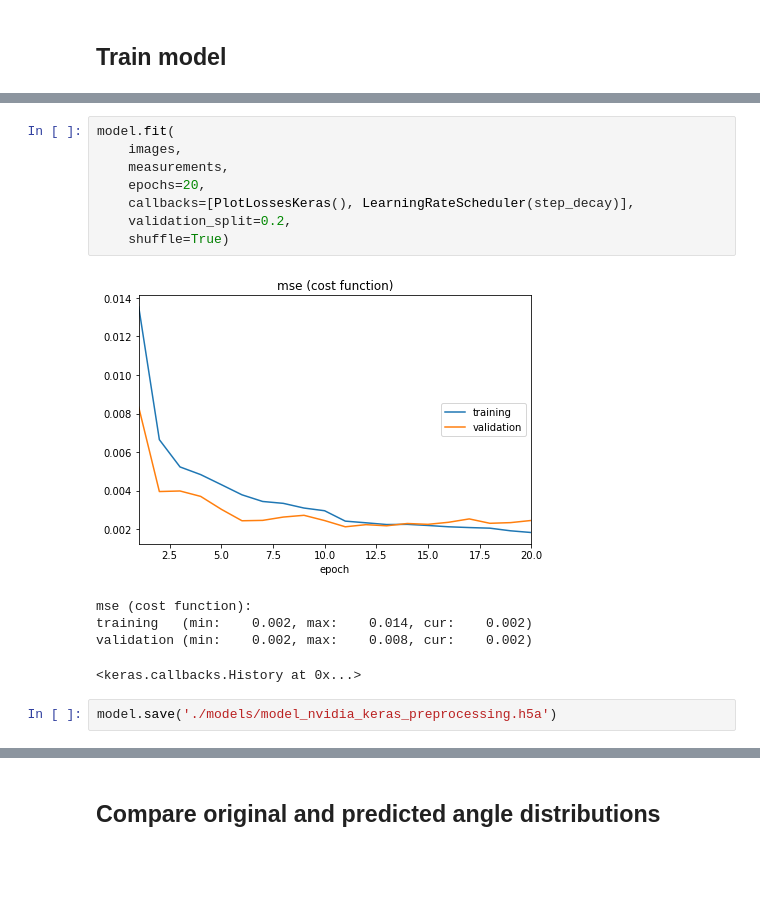
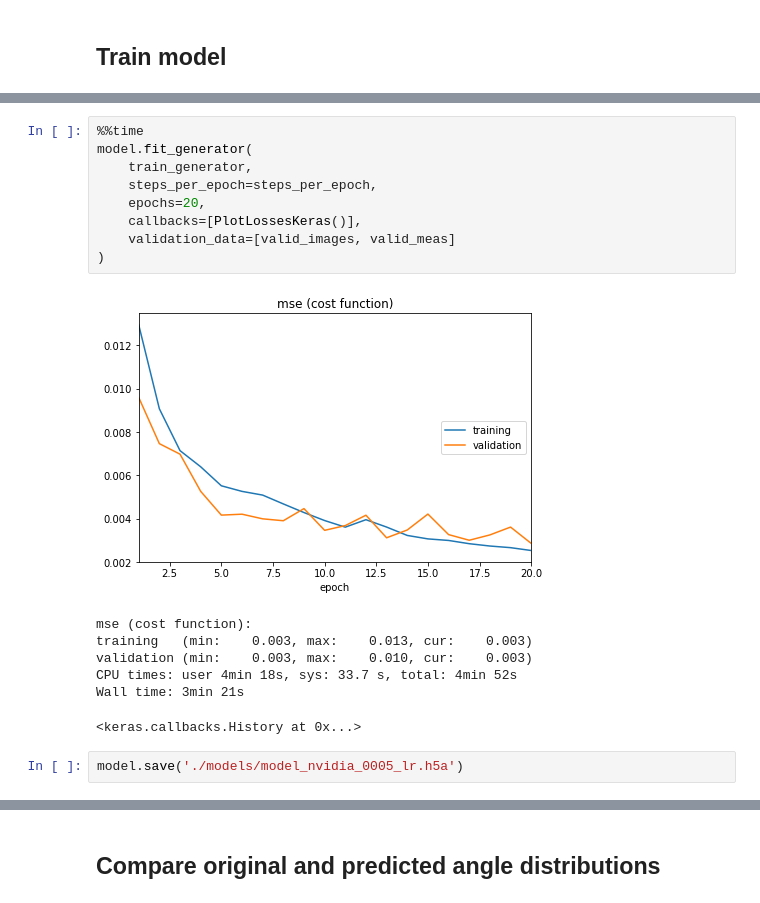
Before and after one commit to koulakis/CarND-Behavioral-Cloning-P3, a Jupyter notebook: clone.ipynb, the cells around one changed output, grey strips where cells are left out. Cells and saved outputs as stored; diff of their text form; blank space fills up the shorter version.

```diff
--- a/clone.ipynb
+++ b/clone.ipynb
@@ -158,19 +175,22 @@ Epoch 1/1
-# %%
-model.fit(
-    images,
-    measurements,
-    epochs=20,
-    callbacks=[PlotLossesKeras(), LearningRateScheduler(step_decay)],
-    validation_split=0.2,
-    shuffle=True)
-# %% [output]
-[figure, removed]
-mse (cost function):
-training   (min:    0.002, max:    0.014, cur:    0.002)
-validation (min:    0.002, max:    0.008, cur:    0.002)
-<keras.callbacks.History at 0x...>
+# %%
+%%time
+model.fit_generator(
+    train_generator,
+    steps_per_epoch=steps_per_epoch,
+    epochs=20,
+    callbacks=[PlotLossesKeras()],
+    validation_data=[valid_images, valid_meas]
+)
+# %% [output]
+[figure, added]
+mse (cost function):
+training   (min:    0.003, max:    0.013, cur:    0.003)
+validation (min:    0.003, max:    0.010, cur:    0.003)
+CPU times: user 4min 18s, sys: 33.7 s, total: 4min 52s
+Wall time: 3min 21s
+<keras.callbacks.History at 0x...>
 # %%
-model.save('./models/model_nvidia_keras_preprocessing.h5a')
+model.save('./models/model_nvidia_0005_lr.h5a')
 # %%
 !./upload_models_to_s3.sh
 # %% [output]
```
Also changed, not shown: parts of 12 cells of this notebook.
